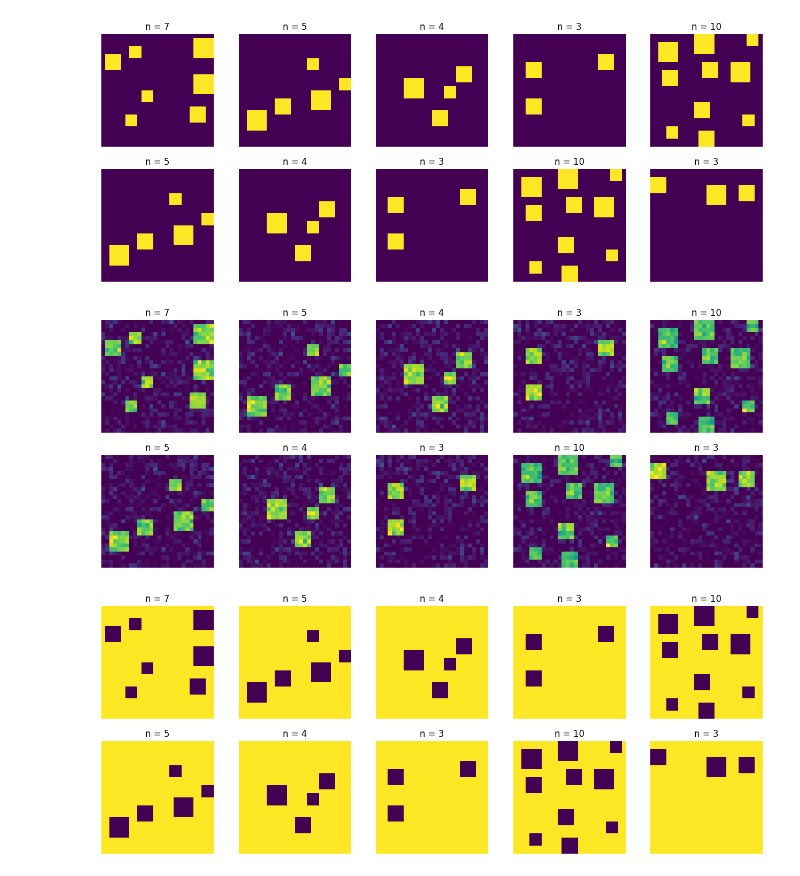
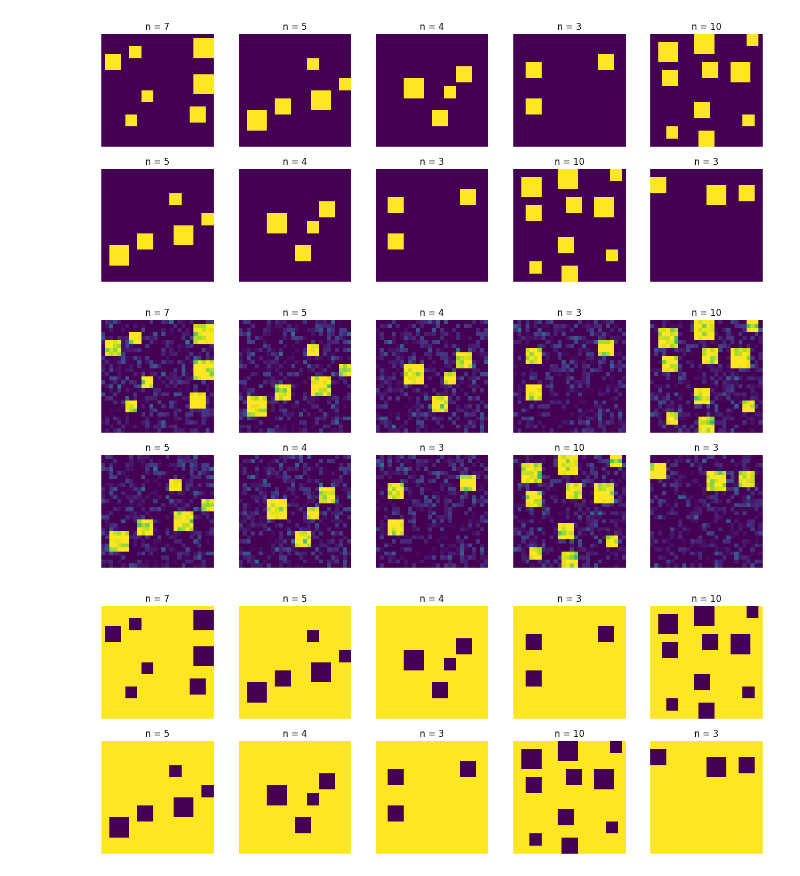
Before and after one commit to luvisuttoalberto/counting_nn, a Jupyter notebook: generator_testing.ipynb, the cells around one changed output. Drawn from its saved outputs; the diff is of its cells as text; code cells hidden in the pictures.

```diff
--- a/generator_testing.ipynb
+++ b/generator_testing.ipynb
@@ -18,15 +18,15 @@ for index_row, row in enumerate(ax):
 # %%
 n_images = 10
 r_rows = 2
-images, counts = generator(n_images=n_images, method='gauss', scale=.1)
+images, counts = generator(n_images=n_images, method='gauss', scale=30)
 fig, ax = plt.subplots(nrows=r_rows, ncols=int(n_images/r_rows), figsize=(16, int(16/(n_images/(r_rows*2)))))
 for index_row, row in enumerate(ax):
     for index_col, col in enumerate(row):
         col.imshow(images[index_row + index_col])
         col.set_title('n = ' + str(counts[index_row + index_col] + 1))
         col.axis('off')
 # %% [output]
-[figure, old version]
+[figure, new version]
 # %%
 n_images = 10
 r_rows = 2
```
Also changed, not shown: parts of 2 cells of this notebook, 1 other file.
